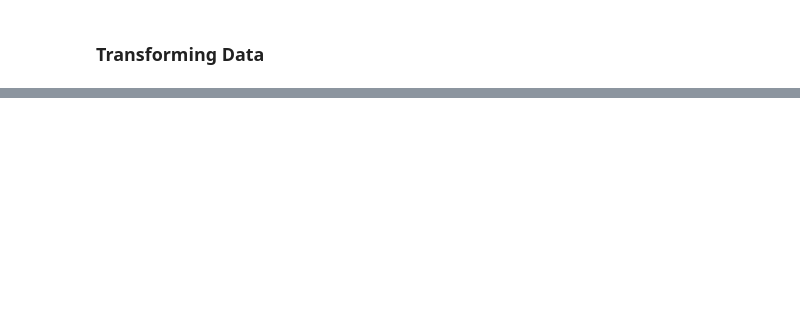
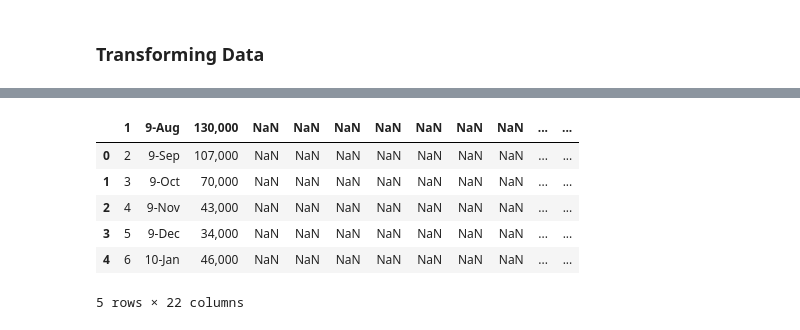
Before and after one commit to JesseScott/vancouver.cycling.data, a Jupyter notebook: bike-data.ipynb, the cells around one changed output, grey strips where cells are left out. Cells and saved outputs as stored; diff of their text form; code cells hidden in the pictures; blank space fills up the shorter version.

```diff
--- a/bike-data.ipynb
+++ b/bike-data.ipynb
@@ -60,0 +111,13 @@ df.head(10)
+# %%
+# Set the first row as the header and reset the DataFrame index
+df.columns = df.iloc[0]
+df = df[1:].reset_index(drop=True)
+df.head()
+# %% [output]
+|  | 1 | 9-Aug | 130,000 | NaN | NaN | NaN | NaN | NaN | NaN | NaN | ... | ... |
+| 0 | 2 | 9-Sep | 107,000 | NaN | NaN | NaN | NaN | NaN | NaN | NaN | ... | ... |
+| 1 | 3 | 9-Oct | 70,000 | NaN | NaN | NaN | NaN | NaN | NaN | NaN | ... | ... |
+| 2 | 4 | 9-Nov | 43,000 | NaN | NaN | NaN | NaN | NaN | NaN | NaN | ... | ... |
+| 3 | 5 | 9-Dec | 34,000 | NaN | NaN | NaN | NaN | NaN | NaN | NaN | ... | ... |
+| 4 | 6 | 10-Jan | 46,000 | NaN | NaN | NaN | NaN | NaN | NaN | NaN | ... | ... |
+5 rows × 22 columns
```
Also changed, not shown: parts of 12 cells of this notebook, 2 other files.
